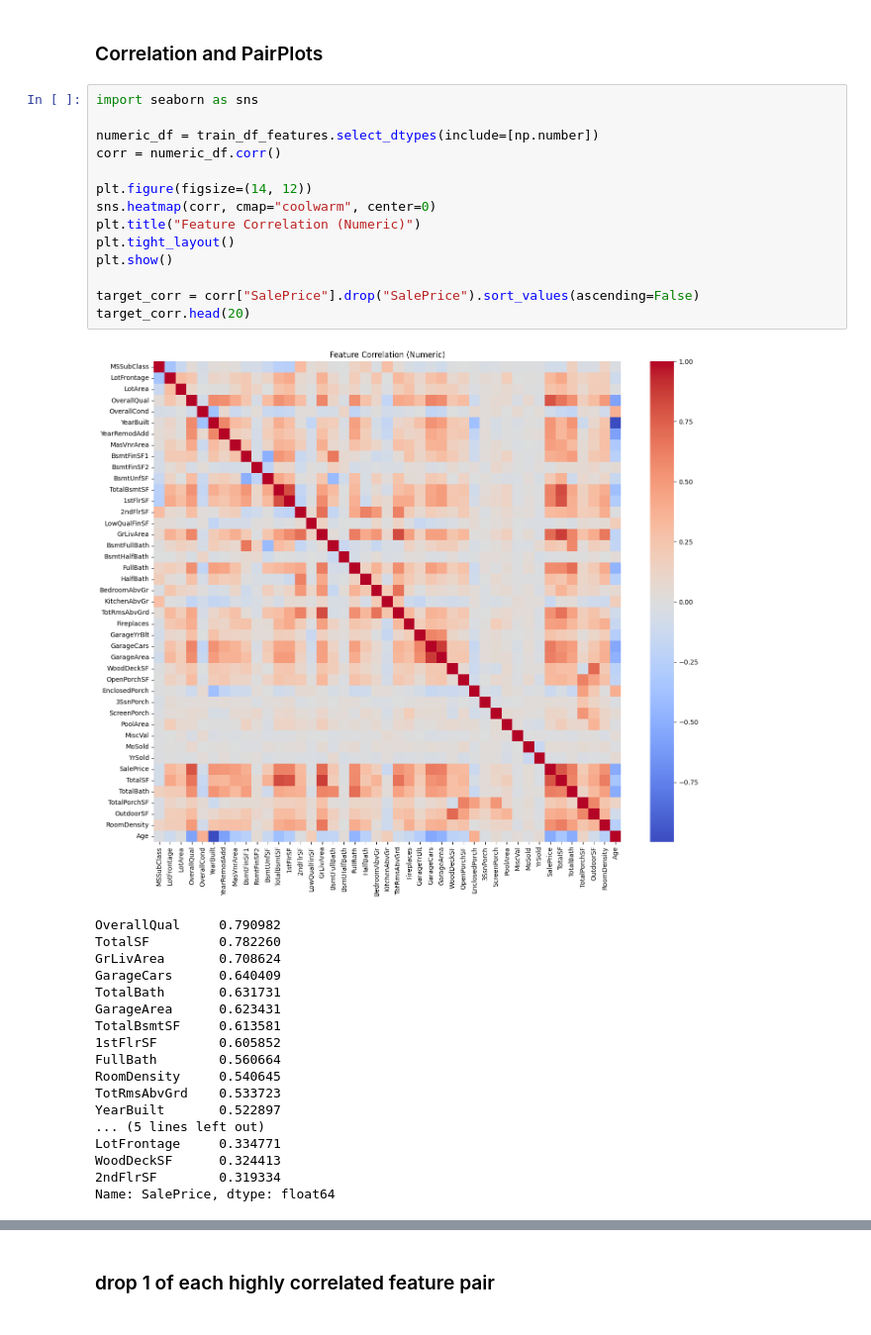
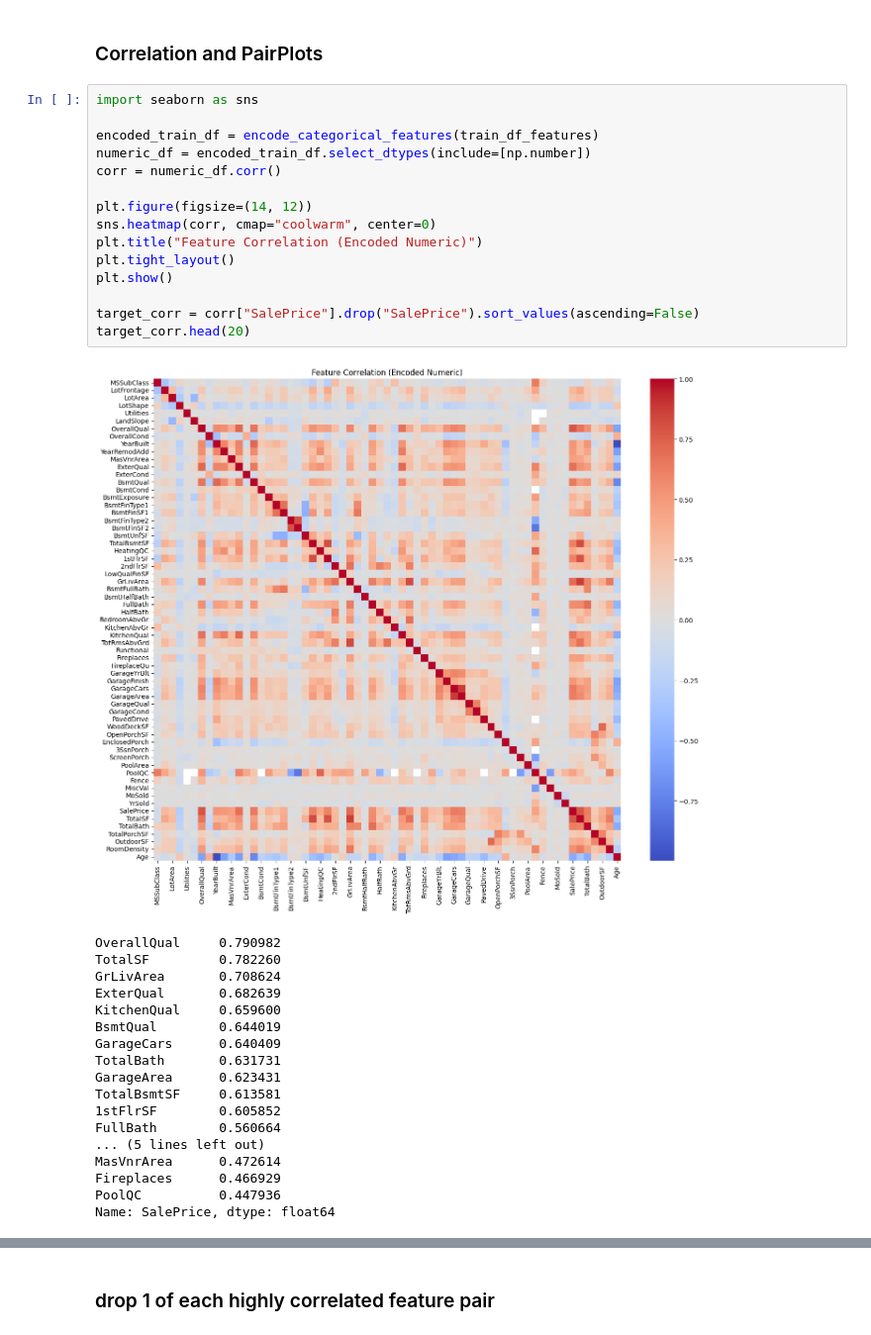
Before and after one commit to AsserMahmoud-DS/realestatecons, a Jupyter notebook: notebooks/eda_features.ipynb, the cells around one changed output, grey strips where cells are left out. Shown at 99% size. Saved outputs shown, nothing was run; the diff lists cells and outputs as text.

Commit message:
added categorical features vis and nominal vs ordinal

```diff
--- a/notebooks/eda_features.ipynb
+++ b/notebooks/eda_features.ipynb
@@ -117,35 +117,36 @@ np.float64(2567.0486301369865)
 # %%
 import seaborn as sns
 
-numeric_df = train_df_features.select_dtypes(include=[np.number])
+encoded_train_df = encode_categorical_features(train_df_features)
+numeric_df = encoded_train_df.select_dtypes(include=[np.number])
 corr = numeric_df.corr()
 
 plt.figure(figsize=(14, 12))
 sns.heatmap(corr, cmap="coolwarm", center=0)
-plt.title("Feature Correlation (Numeric)")
+plt.title("Feature Correlation (Encoded Numeric)")
 plt.tight_layout()
 plt.show()
 
 target_corr = corr["SalePrice"].drop("SalePrice").sort_values(ascending=False)
 target_corr.head(20)
 # %% [output]
-[figure, old version]
+[figure, new version]
 OverallQual     0.790982
 TotalSF         0.782260
 GrLivArea       0.708624
+ExterQual       0.682639
+KitchenQual     0.659600
+BsmtQual        0.644019
 GarageCars      0.640409
 TotalBath       0.631731
 GarageArea      0.623431
 TotalBsmtSF     0.613581
 1stFlrSF        0.605852
 FullBath        0.560664
-RoomDensity     0.540645
-TotRmsAbvGrd    0.533723
-YearBuilt       0.522897
 ... (5 lines left out)
-LotFrontage     0.334771
-WoodDeckSF      0.324413
-2ndFlrSF        0.319334
+MasVnrArea      0.472614
+Fireplaces      0.466929
+PoolQC          0.447936
 Name: SalePrice, dtype: float64
 # %%
 corr_abs = corr.abs()
```
Also changed, not shown: parts of 19 cells of this notebook.
